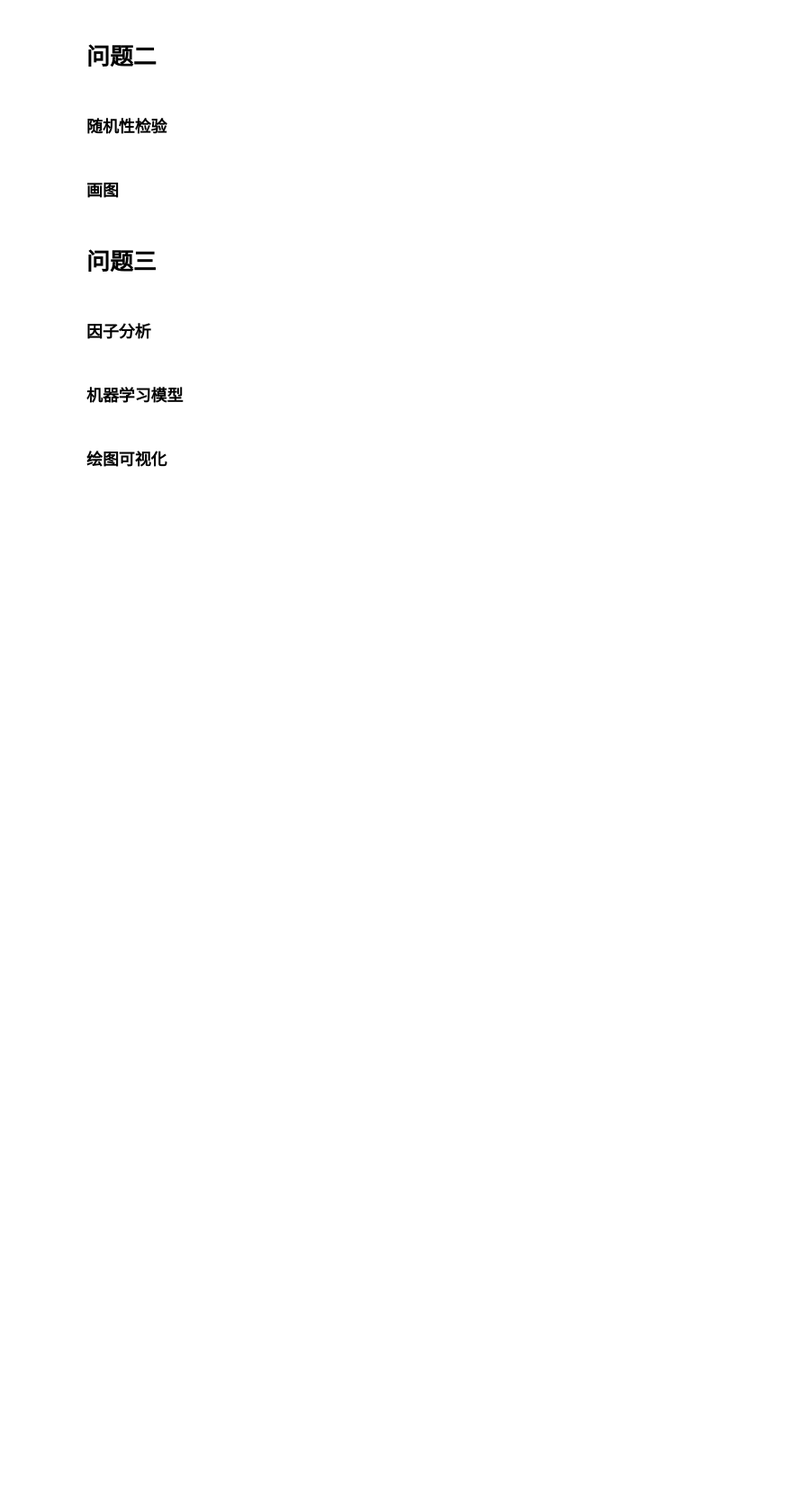
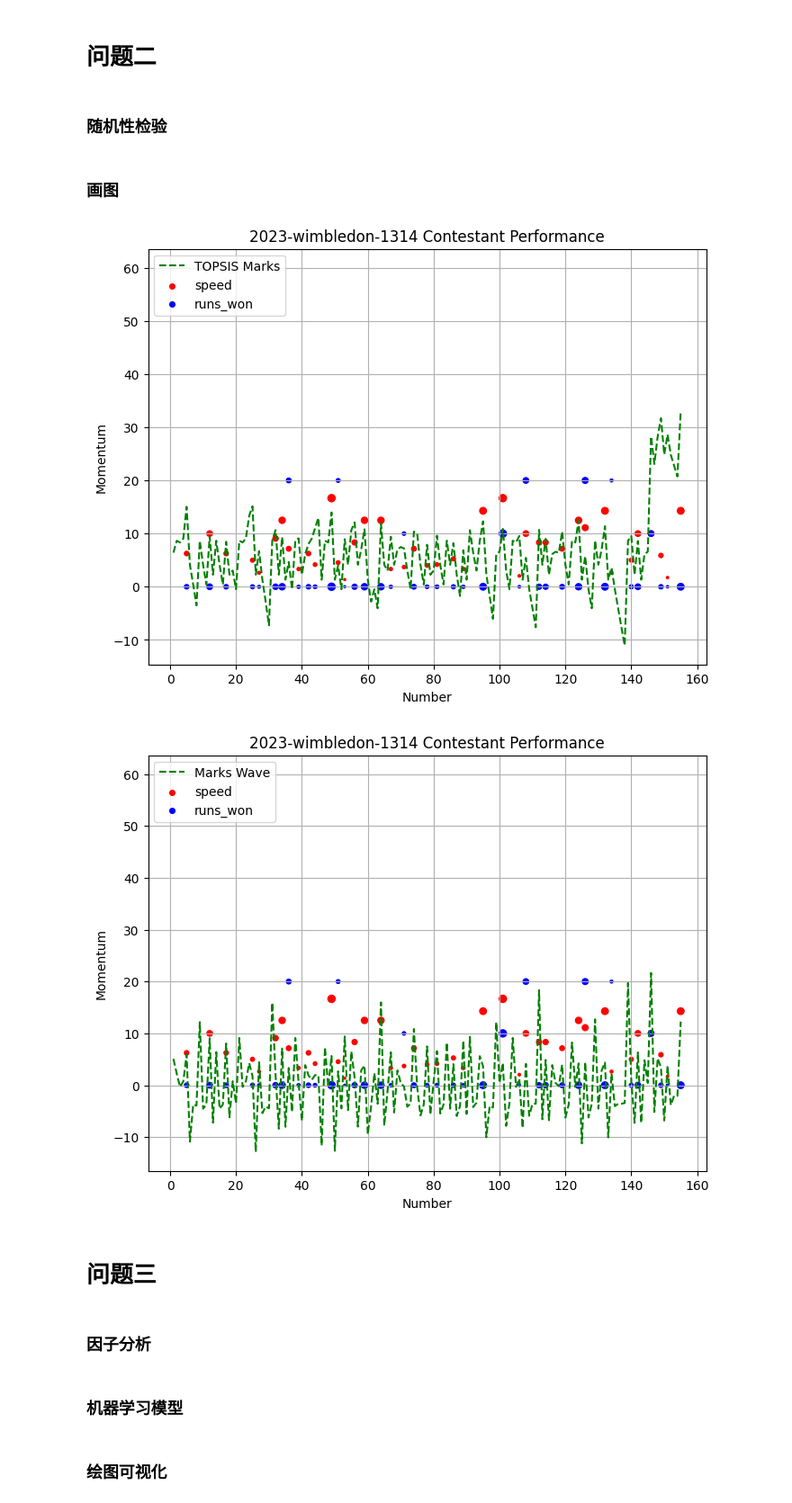
Before and after one commit to CSUST-Math-Team/MCM2024, a Jupyter notebook: 2-数据处理与分析/数据分析/代码/CODE.ipynb, the cells around one changed output. Shown at 90% size. Saved outputs shown, nothing was run; the diff lists cells and outputs as text; code cells hidden in the pictures; blank space fills up the shorter version.

```diff
--- a/2-数据处理与分析/数据分析/代码/CODE.ipynb
+++ b/2-数据处理与分析/数据分析/代码/CODE.ipynb
@@ -217,14 +230,17 @@ plt.show()
 # %% [markdown]
 ### 画图
 # %%
-def draw(df, match_id):
+def draw(df, match_id,judge):
     speed = []
     runs_won = []
     marks = []
 
     # 获取当前比赛数据
     df_aim = df[df["match_id"] == match_id]
-    topsis_score_list = list(df_aim["mark_wave"].values)
+    if judge == 0 :
+        topsis_score_list = list(df_aim["TOPSIS_humdred marks"].values-50)
+    else:
+        topsis_score_list=list(df_aim["mark_wave"].values)
     speed_list = list(df_aim['get_point_speed.1'].values*100)
     runs_won_list = list(df_aim['runs_won'].values*10)
 
@@ -249,8 +265,13 @@ def draw(df, match_id):
     runs_won_padded = runs_won + [np.nan] * (length - len(runs_won))
     marks_padded = marks + [np.nan] * (length - len(marks))
 
-    # 创建DataFrame
-    data = {'x': range(1, length + 1), 'speed': speed_padded, 'runs_won': runs_won_padded, 'marks': marks_padded}
+    if judge == 0 :
+        # 创建DataFrame
+        data = {'x': range(1, length + 1), 'speed': speed_padded, 'runs_won': runs_won_padded, 'TOPSIS_humdred marks': marks_padded}
+    else:
+        # 创建DataFrame
+        data = {'x': range(1, length + 1), 'speed': speed_padded, 'runs_won': runs_won_padded, 'mark_wave': marks_padded}
+
     dat = pd.DataFrame(data)
 
     # 设置颜色和线型
@@ -259,8 +280,11 @@ def draw(df, match_id):
 
     # 绘制折线图
     plt.figure(figsize=(8, 6))  # 设置图形大小
-    for i, column in enumerate(['marks']):
-        plt.plot(dat['x'], dat[column], label=column, color=colors[i], linestyle=linestyles[i])
+
+    if judge == 0 :
+        plt.plot(dat['x'], dat["TOPSIS_humdred marks"], label="TOPSIS Marks", color=colors[0], linestyle=linestyles[0])
+    else:
+        plt.plot(dat['x'], dat["mark_wave"], label="Marks Wave", color=colors[0], linestyle=linestyles[0])
 
     # 绘制散点图
     plt.scatter(dat['x'], dat['speed'], label='speed', color='red',s=dat['speed']*2)
@@ -280,8 +304,12 @@ def draw(df, match_id):
 # %%
 # 遍历比赛列表
 for j in list_match:
     match_id=j
-    draw(df,match_id)
+    for i in range(0,2):
+        draw(df,match_id,i)
+# %% [output]
+[figure, added]
+[figure, added]
 # %% [markdown]
 # 问题三
 # %% [markdown]
```
Also changed, not shown: parts of 4 cells of this notebook.
